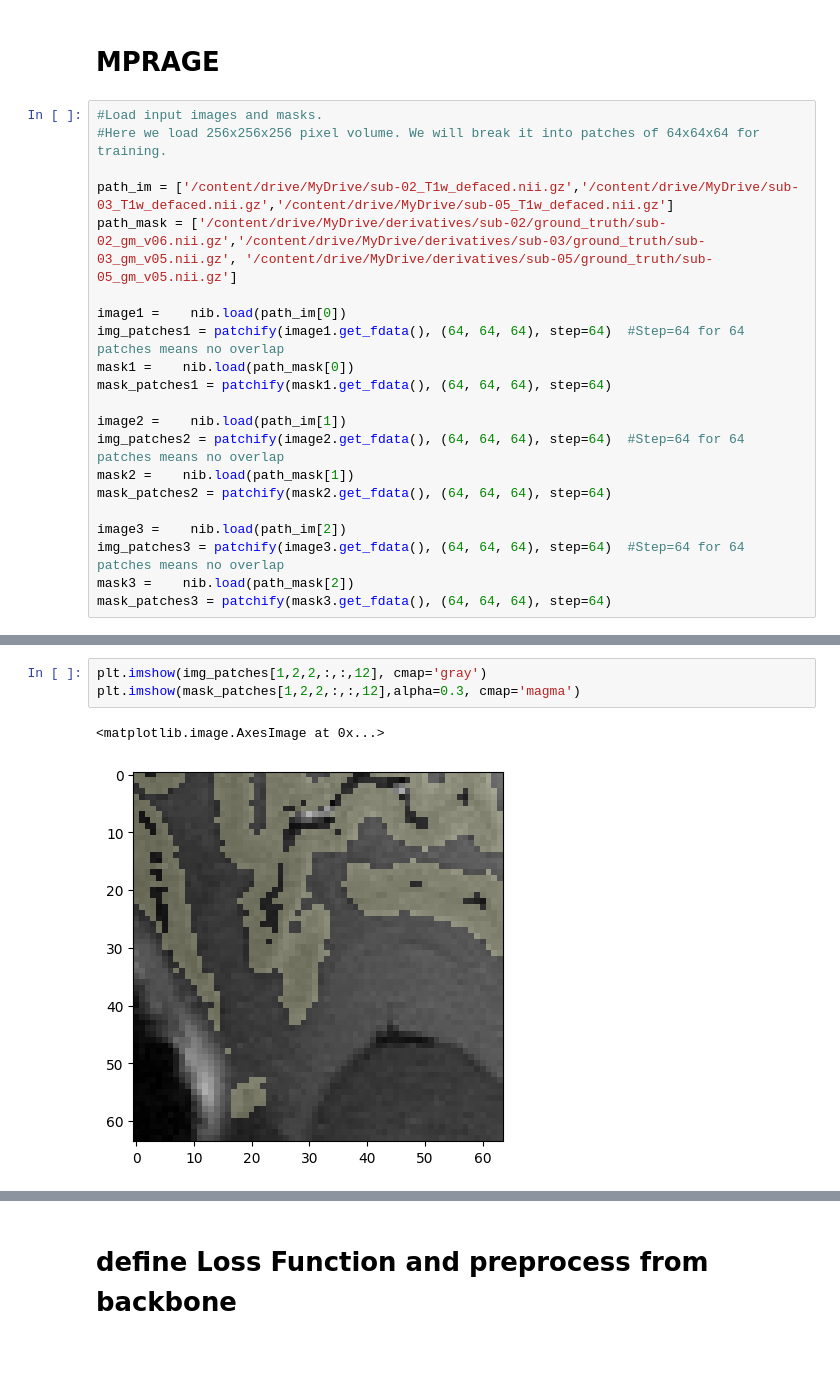
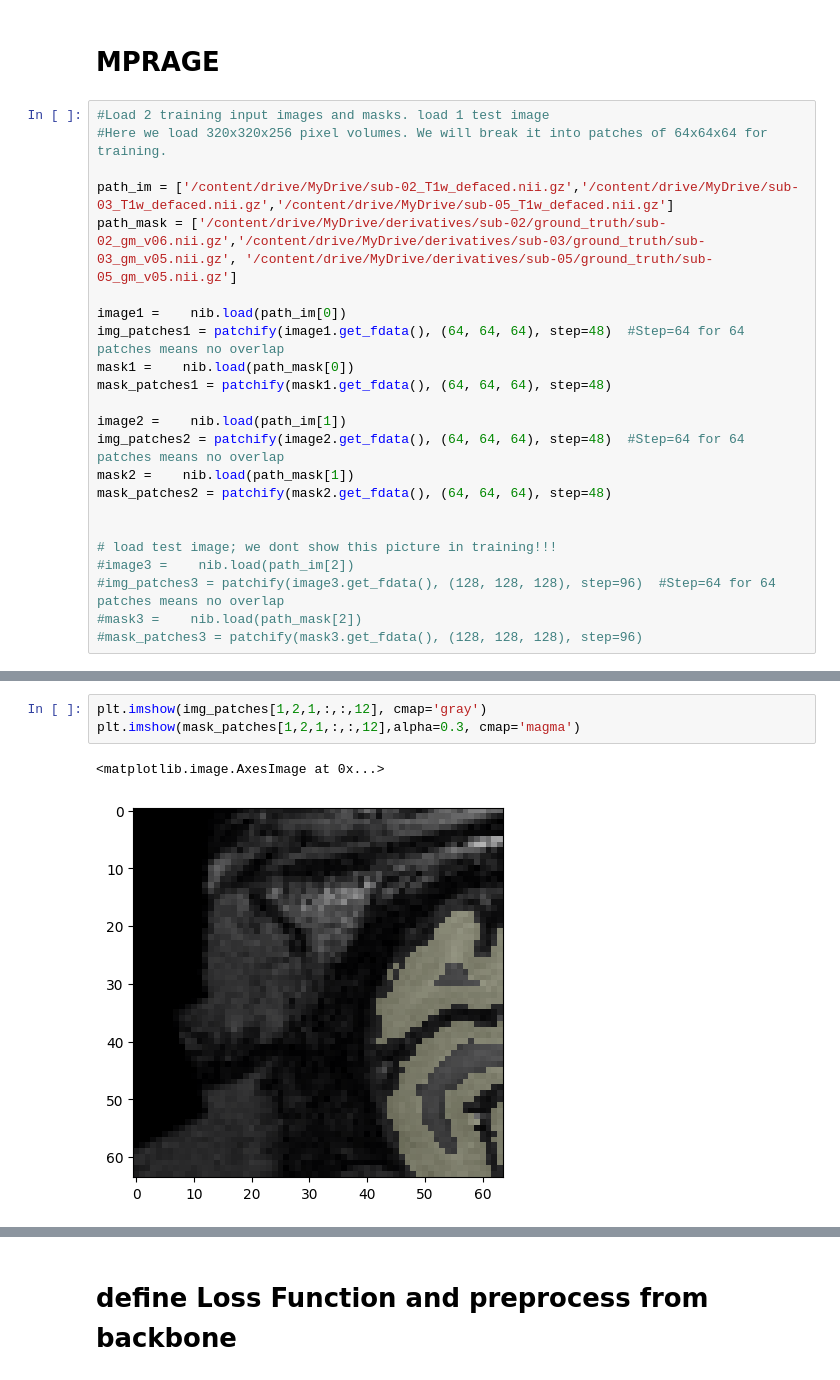
Before and after one commit to mattvamoe/7T-MRI-segmentation, a Jupyter notebook: 7T_GMSEG.ipynb, the cells around one changed output, grey strips where cells are left out. Drawn from its saved outputs; the diff is of its cells as text.

```diff
--- a/7T_GMSEG.ipynb
+++ b/7T_GMSEG.ipynb
@@ -80,26 +79,28 @@ import nibabel as nib
 # %% [markdown]
 # **MPRAGE**
 # %%
-#Load input images and masks.
-#Here we load 256x256x256 pixel volume. We will break it into patches of 64x64x64 for training.
+#Load 2 training input images and masks. load 1 test image
+#Here we load 320x320x256 pixel volumes. We will break it into patches of 64x64x64 for training.
 
 path_im = ['/content/drive/MyDrive/sub-02_T1w_defaced.nii.gz','/content/drive/MyDrive/sub-03_T1w_defaced.nii.gz','/content/drive/MyDrive/sub-05_T1w_defaced.nii.gz']
 path_mask = ['/content/drive/MyDrive/derivatives/sub-02/ground_truth/sub-02_gm_v06.nii.gz','/content/drive/MyDrive/derivatives/sub-03/ground_truth/sub-03_gm_v05.nii.gz', '/content/drive/MyDrive/derivatives/sub-05/ground_truth/sub-05_gm_v05.nii.gz']
 
 image1 =    nib.load(path_im[0])
-img_patches1 = patchify(image1.get_fdata(), (64, 64, 64), step=64)  #Step=64 for 64 patches means no overlap
+img_patches1 = patchify(image1.get_fdata(), (64, 64, 64), step=48)  #Step=64 for 64 patches means no overlap
 mask1 =    nib.load(path_mask[0])
-mask_patches1 = patchify(mask1.get_fdata(), (64, 64, 64), step=64)
+mask_patches1 = patchify(mask1.get_fdata(), (64, 64, 64), step=48)
 
 image2 =    nib.load(path_im[1])
-img_patches2 = patchify(image2.get_fdata(), (64, 64, 64), step=64)  #Step=64 for 64 patches means no overlap
+img_patches2 = patchify(image2.get_fdata(), (64, 64, 64), step=48)  #Step=64 for 64 patches means no overlap
 mask2 =    nib.load(path_mask[1])
-mask_patches2 = patchify(mask2.get_fdata(), (64, 64, 64), step=64)
+mask_patches2 = patchify(mask2.get_fdata(), (64, 64, 64), step=48)
 
-image3 =    nib.load(path_im[2])
-img_patches3 = patchify(image3.get_fdata(), (64, 64, 64), step=64)  #Step=64 for 64 patches means no overlap
-mask3 =    nib.load(path_mask[2])
-mask_patches3 = patchify(mask3.get_fdata(), (64, 64, 64), step=64)
+
+# load test image; we dont show this picture in training!!!
+#image3 =    nib.load(path_im[2])
+#img_patches3 = patchify(image3.get_fdata(), (128, 128, 128), step=96)  #Step=64 for 64 patches means no overlap
+#mask3 =    nib.load(path_mask[2])
+#mask_patches3 = patchify(mask3.get_fdata(), (128, 128, 128), step=96)
 # %%
 mask_patches = np.concatenate([mask_patches1,mask_patches2])
 img_patches = np.concatenate([img_patches1,img_patches2])
@@ -110,9 +111,9 @@ print(np.shape(mask_patches))
 # %%
-plt.imshow(img_patches[1,2,2,:,:,12], cmap='gray')
-plt.imshow(mask_patches[1,2,2,:,:,12],alpha=0.3, cmap='magma')
+plt.imshow(img_patches[1,2,1,:,:,12], cmap='gray')
+plt.imshow(mask_patches[1,2,1,:,:,12],alpha=0.3, cmap='magma')
 # %% [output]
 <matplotlib.image.AxesImage at 0x...>
-[figure, old version]
+[figure, new version]
 # %%
 
 
```
Also changed, not shown: parts of 36 cells of this notebook.
